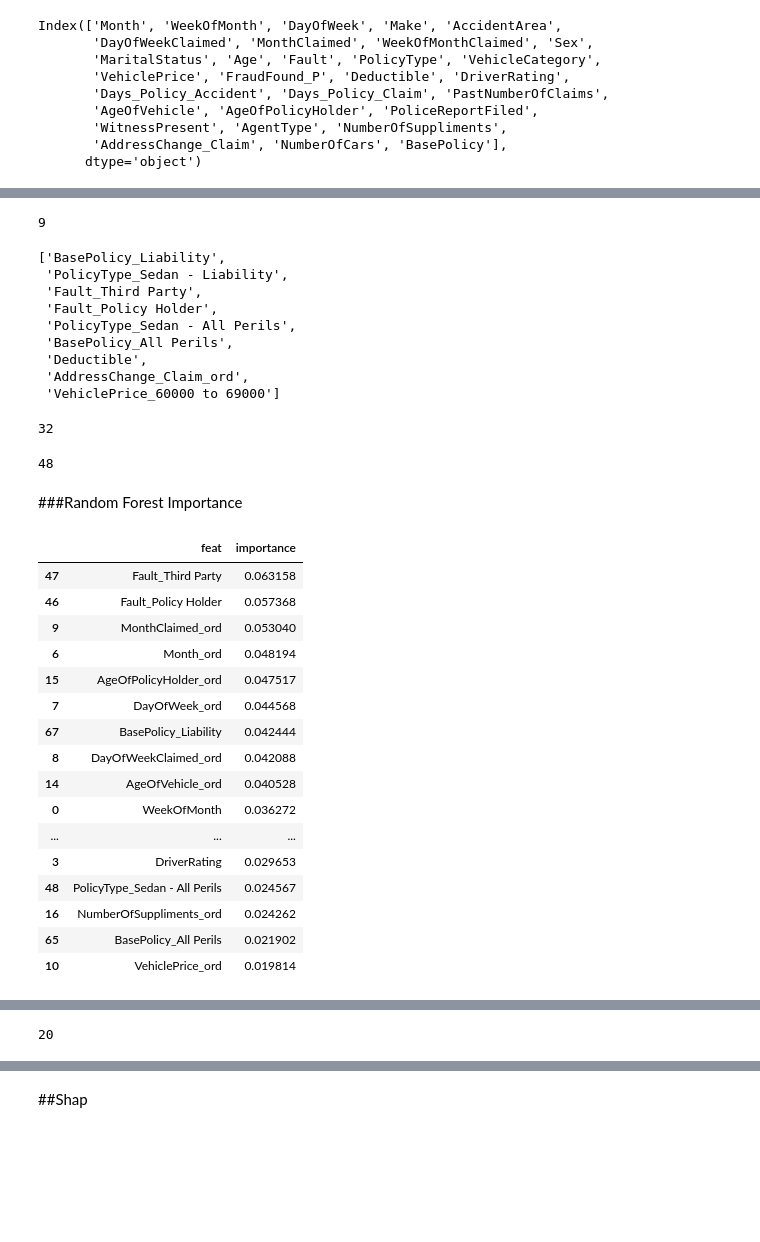
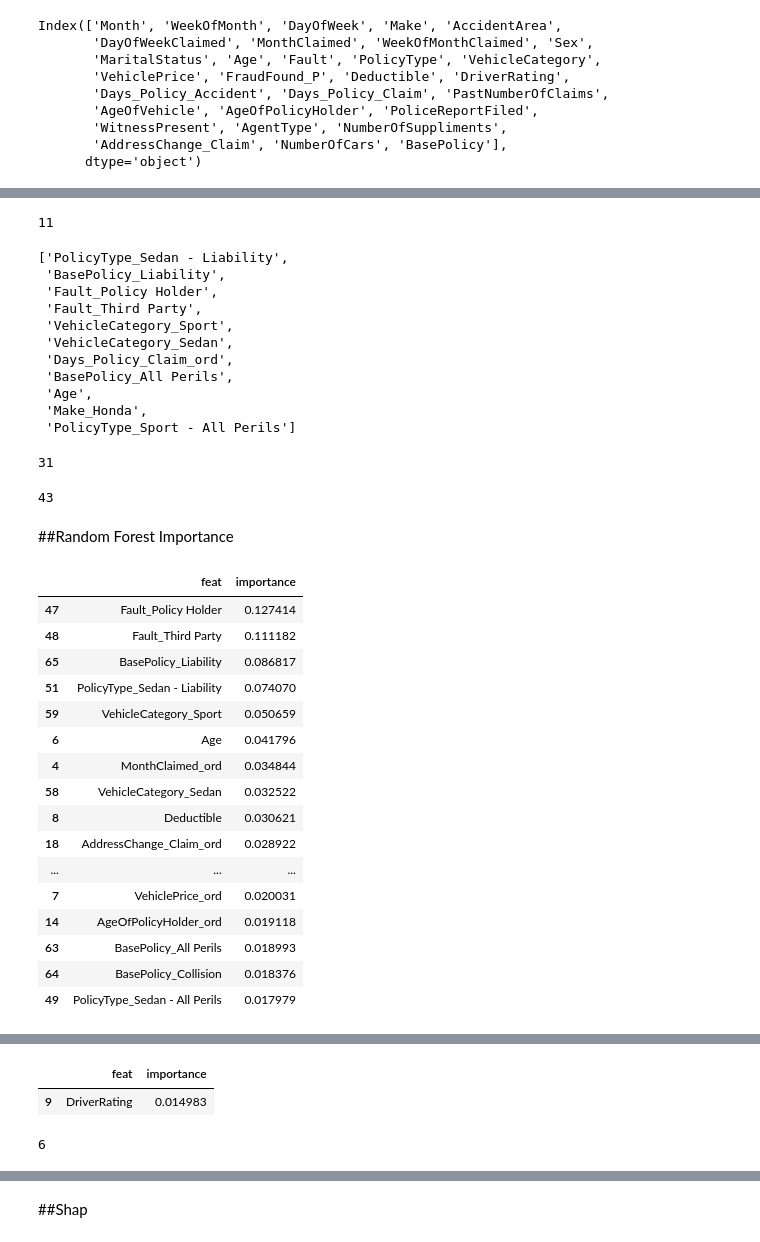
Before and after one commit to aziegert/Vehicle_Insurance_Claim_Fraud_Detection, a Jupyter notebook: Vehicle_Insurance_Claim_Fraud_Detection_v2.ipynb, the cells around one changed output, grey strips where cells are left out. Saved outputs shown, nothing was run; the diff lists cells and outputs as text; code cells hidden in the pictures; blank space fills up the shorter version.

```diff
--- a/Vehicle_Insurance_Claim_Fraud_Detection_v2.ipynb
+++ b/Vehicle_Insurance_Claim_Fraud_Detection_v2.ipynb
@@ -510,7 +527,9 @@ for key in ordinal_features_dict:
 # %%
-df1 = df1[['WeekOfMonth', 'Make', 'AccidentArea', 'WeekOfMonthClaimed', 'Sex', 'MaritalStatus',
-          'Fault', 'PolicyType', 'VehiclePrice', 'FraudFound_P', 'Deductible', 'DriverRating',
-          'PoliceReportFiled', 'WitnessPresent', 'AgentType', 'BasePolicy', 'Month_ord', 'DayOfWeek_ord',
-          'DayOfWeekClaimed_ord', 'MonthClaimed_ord', 'VehiclePrice_ord', 'Days_Policy_Accident_ord',
-          'Days_Policy_Claim_ord', 'PastNumberOfClaims_ord', 'AgeOfVehicle_ord', 'AgeOfPolicyHolder_ord',
-          'NumberOfSuppliments_ord', 'AddressChange_Claim_ord', 'NumberOfCars_ord']]
+df1 = df1[['Month_ord', 'WeekOfMonth', 'DayOfWeek_ord', 'Make', 'AccidentArea',
+           'DayOfWeekClaimed_ord', 'MonthClaimed_ord', 'WeekOfMonthClaimed', 'Sex',
+           'MaritalStatus', 'Age', 'Fault', 'PolicyType', 'VehicleCategory',
+           'VehiclePrice_ord', 'FraudFound_P', 'Deductible', 'DriverRating',
+           'Days_Policy_Accident_ord', 'Days_Policy_Claim_ord', 'PastNumberOfClaims_ord',
+           'AgeOfVehicle_ord', 'AgeOfPolicyHolder_ord', 'PoliceReportFiled',
+           'WitnessPresent', 'AgentType', 'NumberOfSuppliments_ord',
+           'AddressChange_Claim_ord', 'NumberOfCars_ord', 'BasePolicy']]
@@ -601,61 +640,63 @@ fig.show()
 mif_feats = mif_feature_info['feat'][mif_feature_info['importance'] > 0.005].tolist()
 len(mif_feats)
 # %% [output]
-9
+11
 # %%
 mif_feats
 # %% [output]
-['BasePolicy_Liability',
- 'PolicyType_Sedan - Liability',
+['PolicyType_Sedan - Liability',
+ 'BasePolicy_Liability',
+ 'Fault_Policy Holder',
  'Fault_Third Party',
- 'Fault_Policy Holder',
- 'PolicyType_Sedan - All Perils',
+ 'VehicleCategory_Sport',
+ 'VehicleCategory_Sedan',
+ 'Days_Policy_Claim_ord',
  'BasePolicy_All Perils',
- 'Deductible',
- 'AddressChange_Claim_ord',
- 'VehiclePrice_60000 to 69000']
+ 'Age',
+ 'Make_Honda',
+ 'PolicyType_Sport - All Perils']
 # %%
 mif_feats_1 = mif_feature_info['feat'][mif_feature_info['importance'] > 0.002].tolist()
 len(mif_feats_1)
 # %% [output]
-32
+31
 # %%
 mif_feats_2 = mif_feature_info['feat'][mif_feature_info['importance'] > 0].tolist()
 len(mif_feats_2)
 # %% [output]
-48
+43
 # %% [markdown]
-###Random Forest Importance
+##Random Forest Importance
 # %%
-rfi_model = RandomForestClassifier(n_estimators=1000, max_depth=10, random_state=6)
+rfi_model = RandomForestClassifier(n_estimators=1000, max_depth=10, class_weight='balanced', random_state=6)
 
 rfi_model.fit(X1_train, y1_train)
 
 rfi_importances = rfi_model.feature_importances_
 
 rfi_feature_info = pd.concat([pd.DataFrame(X1_train.columns, columns=['feat']),
                     pd.DataFrame(rfi_importances, columns=['importance'])
                    ], axis=1).sort_values(by='importance', ascending=False)
 
 rfi_feature_info.head(20)
 # %% [output]
 |  | feat | importance |
-| 47 | Fault_Third Party | 0.063158 |
-| 46 | Fault_Policy Holder | 0.057368 |
-| 9 | MonthClaimed_ord | 0.053040 |
-| 6 | Month_ord | 0.048194 |
-| 15 | AgeOfPolicyHolder_ord | 0.047517 |
-| 7 | DayOfWeek_ord | 0.044568 |
-| 67 | BasePolicy_Liability | 0.042444 |
-| 8 | DayOfWeekClaimed_ord | 0.042088 |
-| 14 | AgeOfVehicle_ord | 0.040528 |
-| 0 | WeekOfMonth | 0.036272 |
+| 47 | Fault_Policy Holder | 0.127414 |
+| 48 | Fault_Third Party | 0.111182 |
+| 65 | BasePolicy_Liability | 0.086817 |
+| 51 | PolicyType_Sedan - Liability | 0.074070 |
+| 59 | VehicleCategory_Sport | 0.050659 |
+| 6 | Age | 0.041796 |
+| 4 | MonthClaimed_ord | 0.034844 |
+| 58 | VehicleCategory_Sedan | 0.032522 |
+| 8 | Deductible | 0.030621 |
+| 18 | AddressChange_Claim_ord | 0.028922 |
 | ... | ... | ... |
-| 3 | DriverRating | 0.029653 |
-| 48 | PolicyType_Sedan - All Perils | 0.024567 |
-| 16 | NumberOfSuppliments_ord | 0.024262 |
-| 65 | BasePolicy_All Perils | 0.021902 |
-| 10 | VehiclePrice_ord | 0.019814 |
+| 7 | VehiclePrice_ord | 0.020031 |
+| 14 | AgeOfPolicyHolder_ord | 0.019118 |
+| 63 | BasePolicy_All Perils | 0.018993 |
+| 64 | BasePolicy_Collision | 0.018376 |
+| 49 | PolicyType_Sedan - All Perils | 0.017979 |
 # %%
 fig = px.bar(rfi_feature_info.sort_values(by='importance'), x='importance', y='feat',
              height=1150, width=1200,
@@ -664,11 +705,16 @@ fig = px.bar(rfi_feature_info.sort_values(by='importance'), x='importance', y='f
 fig.show()
 # %% [output]
 [interactive output not drawn]
+# %%
+rfi_feature_info[rfi_feature_info['feat']=='DriverRating']
+# %% [output]
+|  | feat | importance |
+| 9 | DriverRating | 0.014983 |
 # %%
-rfi_feats = rfi_feature_info['feat'][rfi_feature_info['importance'] > 0.019].tolist()
+rfi_feats = rfi_feature_info['feat'][rfi_feature_info['importance'] > 0.04].tolist()
 len(rfi_feats)
 # %% [output]
-20
+6
 # %%
 rfi_feats
 # %% [output]
```
Also changed, not shown: parts of 116 cells of this notebook.
